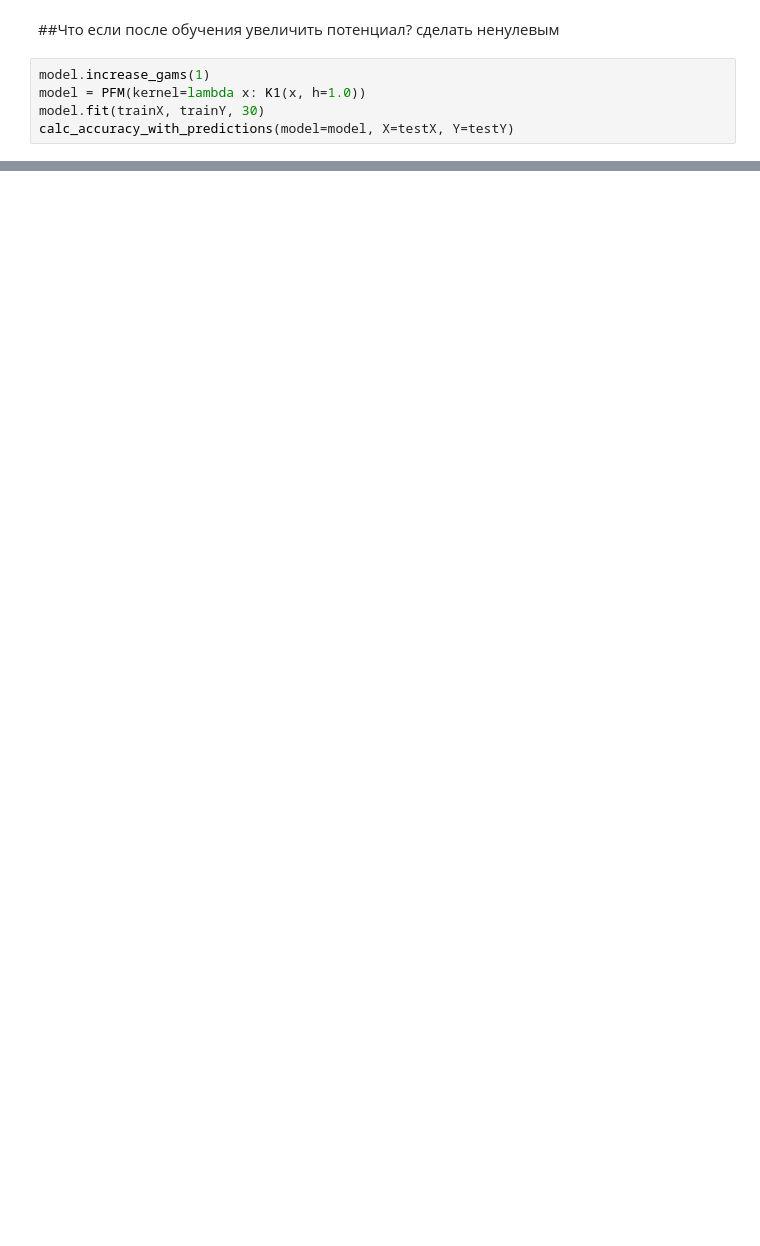
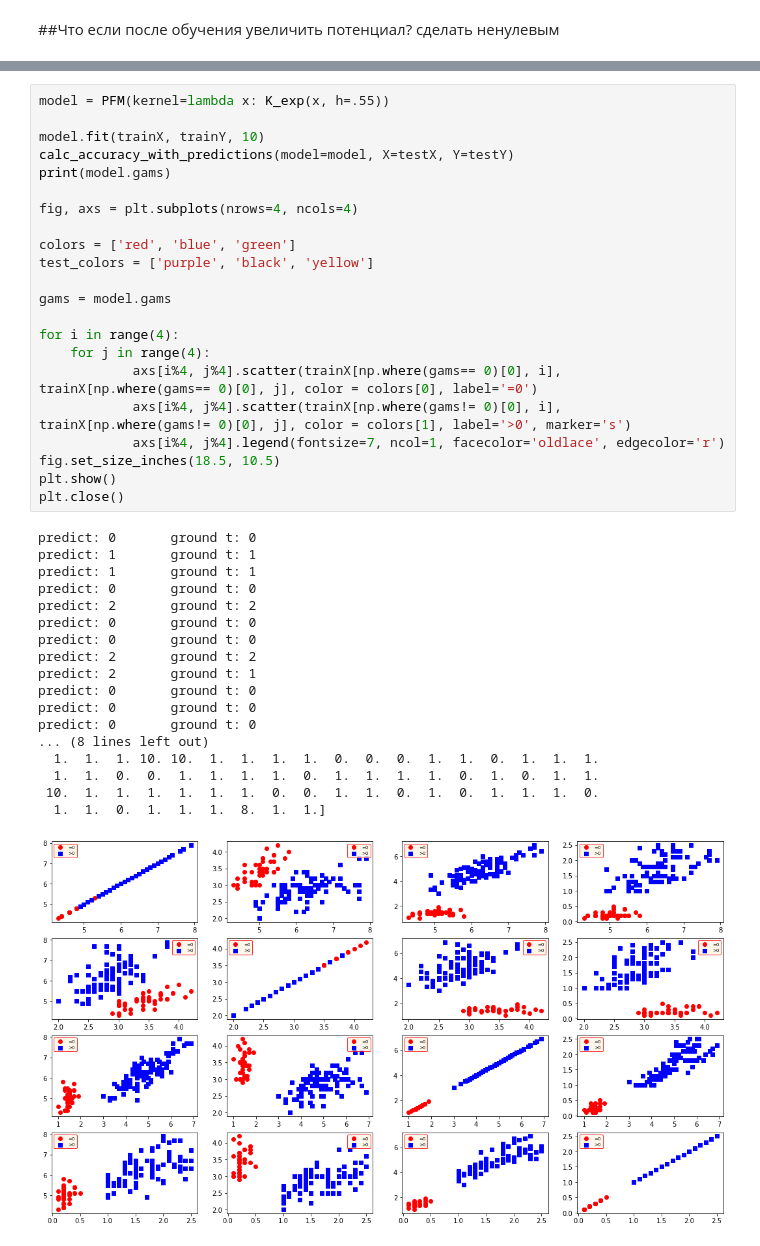
Before and after one commit to Kasymkhankhubiyev/BasicMachineLearning, a Jupyter notebook: task1.ipynb, the cells around one changed output, grey strips where cells are left out. Drawn from its saved outputs; the diff is of its cells as text; blank space fills up the shorter version.

```diff
--- a/task1.ipynb
+++ b/task1.ipynb
@@ -389,7 +336,2 @@ plt.close()
 # %% [markdown]
 ##Что если после обучения увеличить потенциал? сделать ненулевым
-# %%
-model.increase_gams(1)
-model = PFM(kernel=lambda x: K1(x, h=1.0))
-model.fit(trainX, trainY, 30)
-calc_accuracy_with_predictions(model=model, X=testX, Y=testY)
@@ -412,0 +349,41 @@ Accuracy on test:   1.0
+# %%
+model = PFM(kernel=lambda x: K_exp(x, h=.55))
+
+model.fit(trainX, trainY, 10)
+calc_accuracy_with_predictions(model=model, X=testX, Y=testY)
+print(model.gams)
+
+fig, axs = plt.subplots(nrows=4, ncols=4)
+
+colors = ['red', 'blue', 'green']
+test_colors = ['purple', 'black', 'yellow']
+
+gams = model.gams
+
+for i in range(4):
+    for j in range(4):
+            axs[i%4, j%4].scatter(trainX[np.where(gams== 0)[0], i], trainX[np.where(gams== 0)[0], j], color = colors[0], label='=0')
+            axs[i%4, j%4].scatter(trainX[np.where(gams!= 0)[0], i], trainX[np.where(gams!= 0)[0], j], color = colors[1], label='>0', marker='s')
+            axs[i%4, j%4].legend(fontsize=7, ncol=1, facecolor='oldlace', edgecolor='r')
+fig.set_size_inches(18.5, 10.5)
+plt.show()
+plt.close()
+# %% [output]
+predict: 0       ground t: 0
+predict: 1       ground t: 1
+predict: 1       ground t: 1
+predict: 0       ground t: 0
+predict: 2       ground t: 2
+predict: 0       ground t: 0
+predict: 0       ground t: 0
+predict: 2       ground t: 2
+predict: 2       ground t: 1
+predict: 0       ground t: 0
+predict: 0       ground t: 0
+predict: 0       ground t: 0
+... (8 lines left out)
+  1.  1.  1. 10. 10.  1.  1.  1.  1.  0.  0.  0.  1.  1.  0.  1.  1.  1.
+  1.  1.  0.  0.  1.  1.  1.  1.  0.  1.  1.  1.  1.  0.  1.  0.  1.  1.
+ 10.  1.  1.  1.  1.  1.  1.  0.  0.  1.  1.  0.  1.  0.  1.  1.  1.  0.
+  1.  1.  0.  1.  1.  1.  8.  1.  1.]
+[figure, added]
```
Also changed, not shown: parts of 22 cells of this notebook.
